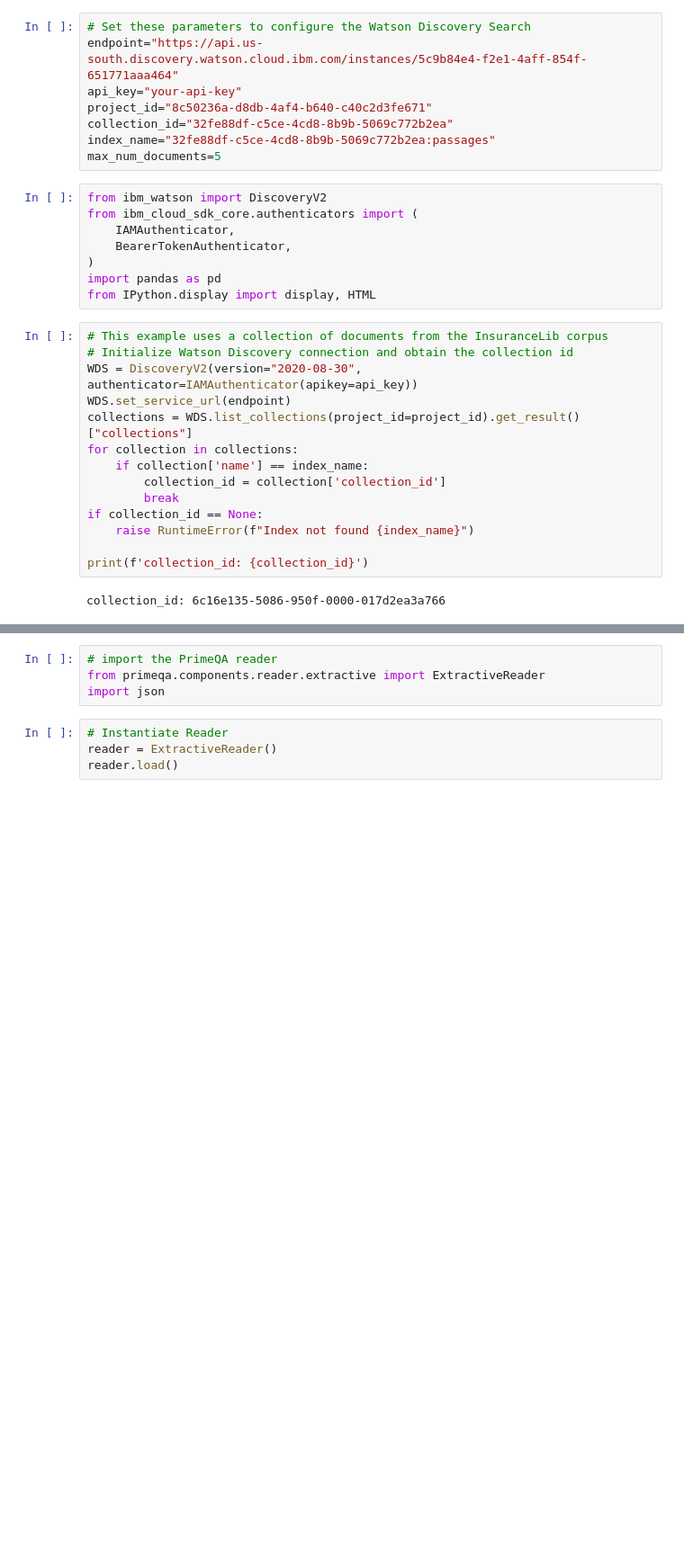
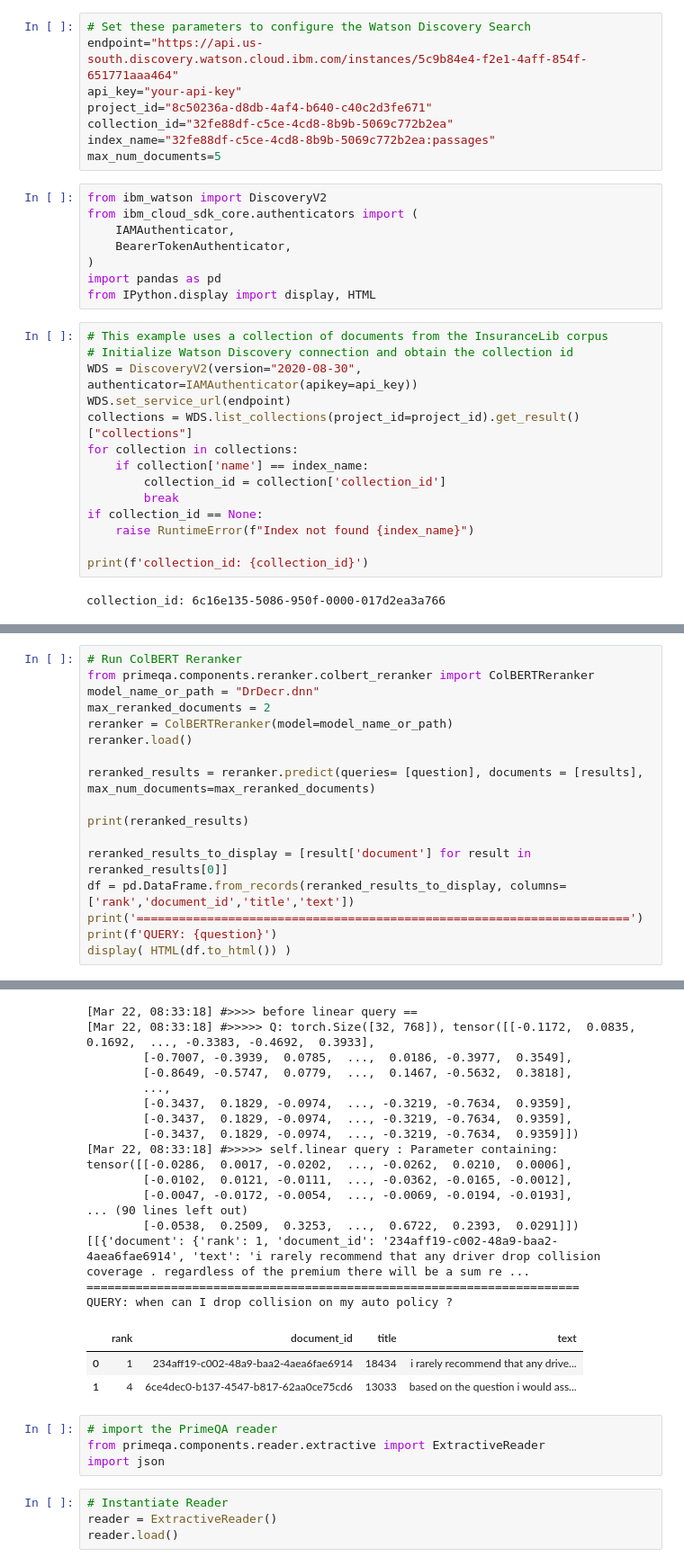
Before and after one commit to primeqa/primeqa, a Jupyter notebook: notebooks/retriever-reader-pipelines/extractive_reader_with_discovery.ipynb, the cells around one changed output, grey strips where cells are left out. Shown at 90% size. Cells and saved outputs as stored; diff of their text form; blank space fills up the shorter version.

Commit message:
Added reranker with ColBERTReranker

```diff
--- a/notebooks/retriever-reader-pipelines/extractive_reader_with_discovery.ipynb
+++ b/notebooks/retriever-reader-pipelines/extractive_reader_with_discovery.ipynb
@@ -94,0 +113,18 @@ QUERY: when can I drop collision on my auto policy ?
+# %%
+# Run ColBERT Reranker
+from primeqa.components.reranker.colbert_reranker import ColBERTReranker
+model_name_or_path = "DrDecr.dnn"
+max_reranked_documents = 2
+reranker = ColBERTReranker(model=model_name_or_path)
+reranker.load()
+
+reranked_results = reranker.predict(queries= [question], documents = [results], max_num_documents=max_reranked_documents)
+
+print(reranked_results)
+
+reranked_results_to_display = [result['document'] for result in reranked_results[0]]
+df = pd.DataFrame.from_records(reranked_results_to_display, columns=['rank','document_id','title','text'])
+print('======================================================================')
+print(f'QUERY: {question}')
+display( HTML(df.to_html()) )
+# %% [output]
@@ -95,3 +149,23 @@ QUERY: when can I drop collision on my auto policy ?
+[Mar 22, 08:33:18] #>>>> before linear query ==
+[Mar 22, 08:33:18] #>>>>> Q: torch.Size([32, 768]), tensor([[-0.1172,  0.0835,  0.1692,  ..., -0.3383, -0.4692,  0.3933],
+        [-0.7007, -0.3939,  0.0785,  ...,  0.0186, -0.3977,  0.3549],
+        [-0.8649, -0.5747,  0.0779,  ...,  0.1467, -0.5632,  0.3818],
+        ...,
+        [-0.3437,  0.1829, -0.0974,  ..., -0.3219, -0.7634,  0.9359],
+        [-0.3437,  0.1829, -0.0974,  ..., -0.3219, -0.7634,  0.9359],
+        [-0.3437,  0.1829, -0.0974,  ..., -0.3219, -0.7634,  0.9359]])
+[Mar 22, 08:33:18] #>>>>> self.linear query : Parameter containing:
+tensor([[-0.0286,  0.0017, -0.0202,  ..., -0.0262,  0.0210,  0.0006],
+        [-0.0102,  0.0121, -0.0111,  ..., -0.0362, -0.0165, -0.0012],
+        [-0.0047, -0.0172, -0.0054,  ..., -0.0069, -0.0194, -0.0193],
+... (90 lines left out)
+        [-0.0538,  0.2509,  0.3253,  ...,  0.6722,  0.2393,  0.0291]])
+[[{'document': {'rank': 1, 'document_id': '234aff19-c002-48a9-baa2-4aea6fae6914', 'text': 'i rarely recommend that any driver drop collision coverage . regardless of the premium there will be a sum re ...
+======================================================================
+QUERY: when can I drop collision on my auto policy ?
+|  | rank | document_id | title | text |
+| 0 | 1 | 234aff19-c002-48a9-baa2-4aea6fae6914 | 18434 | i rarely recommend that any drive... |
+| 1 | 4 | 6ce4dec0-b137-4547-b817-62aa0ce75cd6 | 13033 | based on the question i would ass... |
 # %%
 # import the PrimeQA reader
 from primeqa.components.reader.extractive import ExtractiveReader
```
Also changed, not shown: parts of 7 cells of this notebook.
